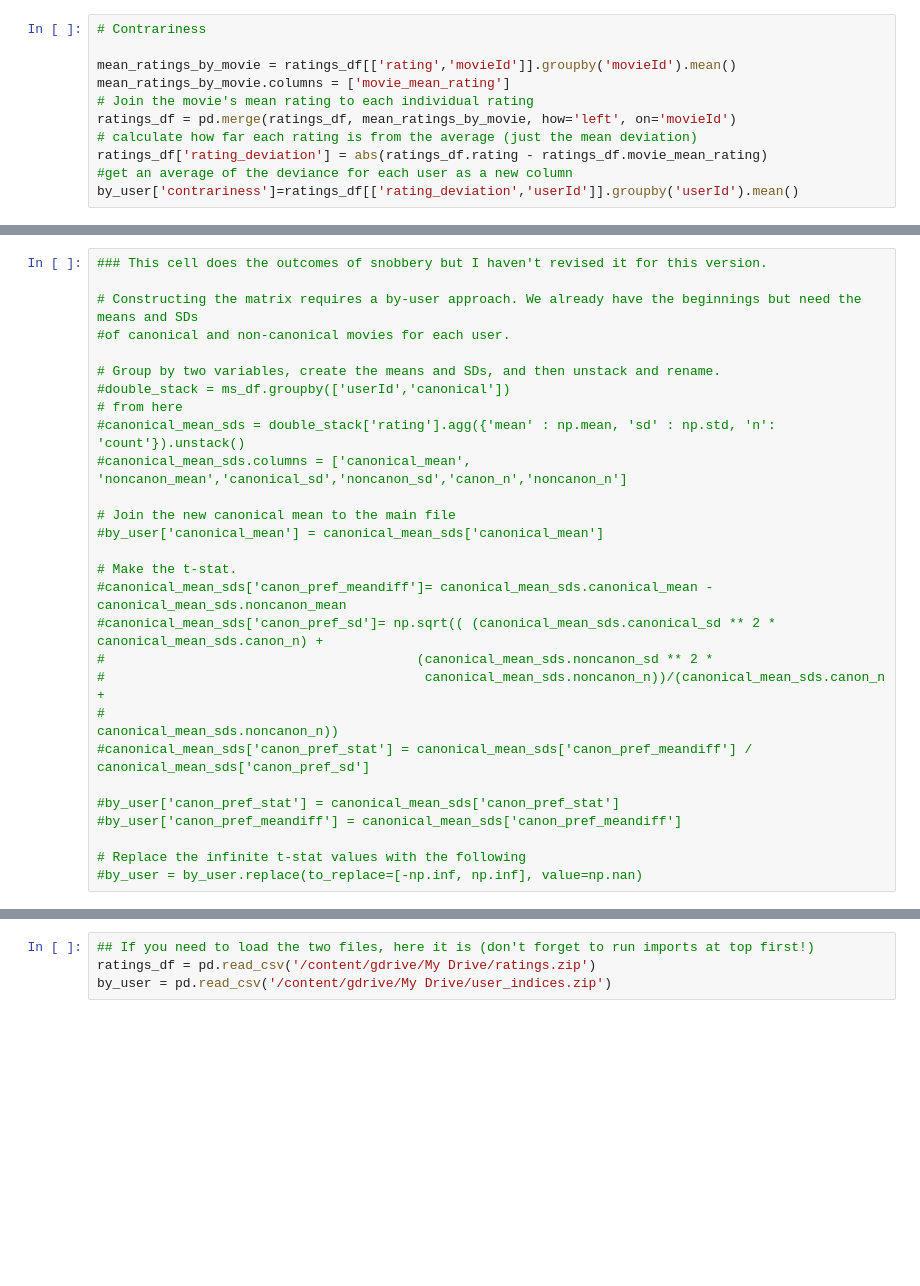
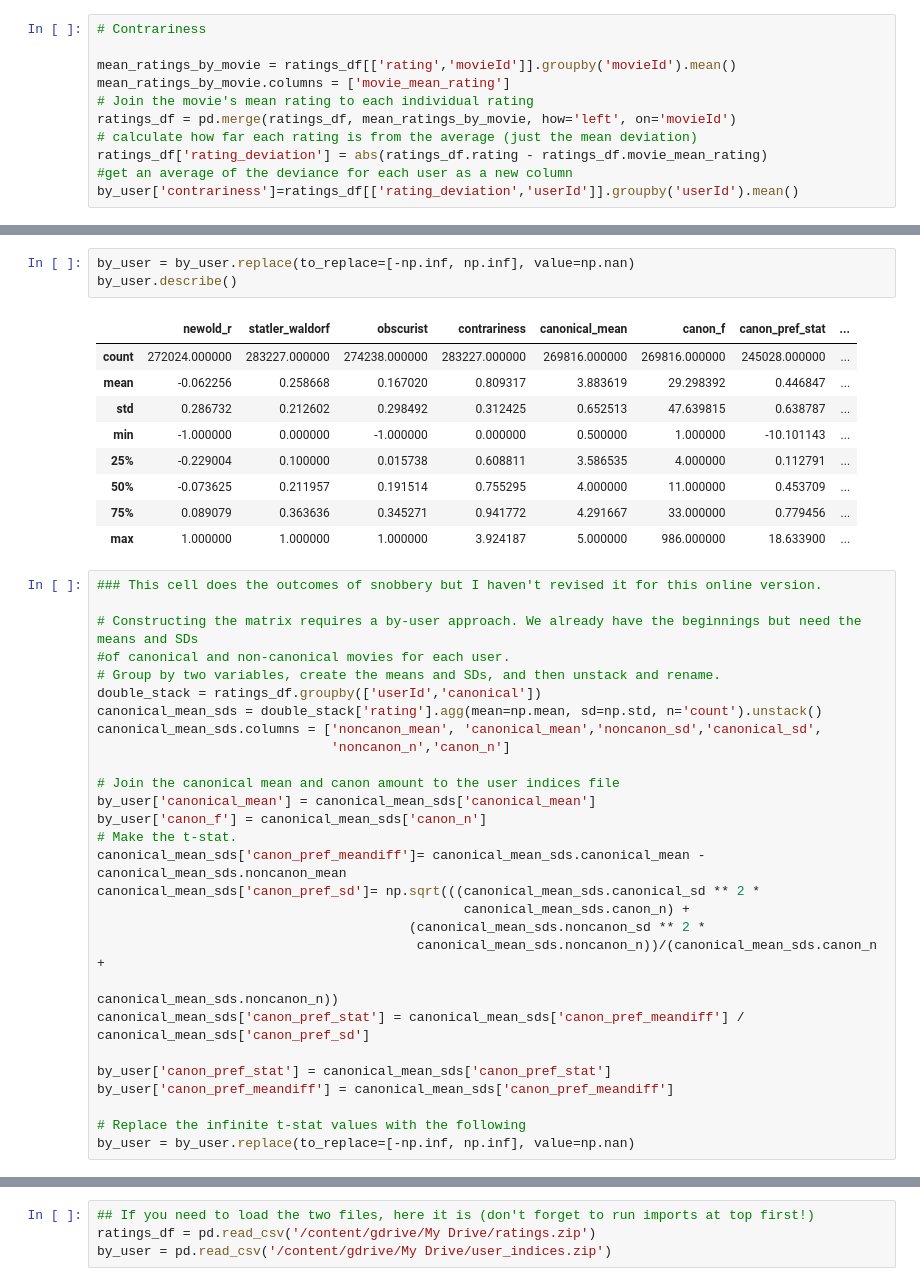
Before and after one commit to jpgerber/Recommender-for-movie-snobs, a Jupyter notebook: 0_Movie_Snob_Data_Clean_&_Wrangle.ipynb, the cells around one changed output, grey strips where cells are left out. Drawn from its saved outputs; the diff is of its cells as text; blank space fills up the shorter version.

```diff
--- a/0_Movie_Snob_Data_Clean_&_Wrangle.ipynb
+++ b/0_Movie_Snob_Data_Clean_&_Wrangle.ipynb
@@ -327,28 +339,41 @@ by_user.head()
+# %%
+by_user = by_user.replace(to_replace=[-np.inf, np.inf], value=np.nan)
+by_user.describe()
+# %% [output]
+|  | newold_r | statler_waldorf | obscurist | contrariness | canonical_mean | canon_f | canon_pref_stat | ... |
+| count | 272024.000000 | 283227.000000 | 274238.000000 | 283227.000000 | 269816.000000 | 269816.000000 | 245028.000000 | ... |
+| mean | -0.062256 | 0.258668 | 0.167020 | 0.809317 | 3.883619 | 29.298392 | 0.446847 | ... |
+| std | 0.286732 | 0.212602 | 0.298492 | 0.312425 | 0.652513 | 47.639815 | 0.638787 | ... |
+| min | -1.000000 | 0.000000 | -1.000000 | 0.000000 | 0.500000 | 1.000000 | -10.101143 | ... |
+| 25% | -0.229004 | 0.100000 | 0.015738 | 0.608811 | 3.586535 | 4.000000 | 0.112791 | ... |
+| 50% | -0.073625 | 0.211957 | 0.191514 | 0.755295 | 4.000000 | 11.000000 | 0.453709 | ... |
+| 75% | 0.089079 | 0.363636 | 0.345271 | 0.941772 | 4.291667 | 33.000000 | 0.779456 | ... |
+| max | 1.000000 | 1.000000 | 1.000000 | 3.924187 | 5.000000 | 986.000000 | 18.633900 | ... |
 # %%
-### This cell does the outcomes of snobbery but I haven't revised it for this version.
+### This cell does the outcomes of snobbery but I haven't revised it for this online version.
 
 # Constructing the matrix requires a by-user approach. We already have the beginnings but need the means and SDs
 #of canonical and non-canonical movies for each user.
+# Group by two variables, create the means and SDs, and then unstack and rename.
+double_stack = ratings_df.groupby(['userId','canonical'])
+canonical_mean_sds = double_stack['rating'].agg(mean=np.mean, sd=np.std, n='count').unstack()
+canonical_mean_sds.columns = ['noncanon_mean', 'canonical_mean','noncanon_sd','canonical_sd',
+                              'noncanon_n','canon_n']
 
-# Group by two variables, create the means and SDs, and then unstack and rename.
-#double_stack = ms_df.groupby(['userId','canonical'])
-# from here
-#canonical_mean_sds = double_stack['rating'].agg({'mean' : np.mean, 'sd' : np.std, 'n': 'count'}).unstack()
-#canonical_mean_sds.columns = ['canonical_mean', 'noncanon_mean','canonical_sd','noncanon_sd','canon_n','noncanon_n']
+# Join the canonical mean and canon amount to the user indices file
+by_user['canonical_mean'] = canonical_mean_sds['canonical_mean']
+by_user['canon_f'] = canonical_mean_sds['canon_n']
+# Make the t-stat.
+canonical_mean_sds['canon_pref_meandiff']= canonical_mean_sds.canonical_mean - canonical_mean_sds.noncanon_mean
+canonical_mean_sds['canon_pref_sd']= np.sqrt(((canonical_mean_sds.canonical_sd ** 2 *
+                                               canonical_mean_sds.canon_n) +
+                                        (canonical_mean_sds.noncanon_sd ** 2 *
+                                         canonical_mean_sds.noncanon_n))/(canonical_mean_sds.canon_n +
+                                                                          canonical_mean_sds.noncanon_n))
+canonical_mean_sds['canon_pref_stat'] = canonical_mean_sds['canon_pref_meandiff'] / canonical_mean_sds['canon_pref_sd']
 
-# Join the new canonical mean to the main file
-#by_user['canonical_mean'] = canonical_mean_sds['canonical_mean']
-
-# Make the t-stat.
-#canonical_mean_sds['canon_pref_meandiff']= canonical_mean_sds.canonical_mean - canonical_mean_sds.noncanon_mean
-#canonical_mean_sds['canon_pref_sd']= np.sqrt(( (canonical_mean_sds.canonical_sd ** 2 * canonical_mean_sds.canon_n) +
-#                                        (canonical_mean_sds.noncanon_sd ** 2 *
-#                                         canonical_mean_sds.noncanon_n))/(canonical_mean_sds.canon_n +
-#                                                                          canonical_mean_sds.noncanon_n))
-#canonical_mean_sds['canon_pref_stat'] = canonical_mean_sds['canon_pref_meandiff'] / canonical_mean_sds['canon_pref_sd']
-
-#by_user['canon_pref_stat'] = canonical_mean_sds['canon_pref_stat']
-#by_user['canon_pref_meandiff'] = canonical_mean_sds['canon_pref_meandiff']
+by_user['canon_pref_stat'] = canonical_mean_sds['canon_pref_stat']
+by_user['canon_pref_meandiff'] = canonical_mean_sds['canon_pref_meandiff']
 
 # Replace the infinite t-stat values with the following
-#by_user = by_user.replace(to_replace=[-np.inf, np.inf], value=np.nan)
+by_user = by_user.replace(to_replace=[-np.inf, np.inf], value=np.nan)
```
Also changed, not shown: parts of 20 cells of this notebook.
